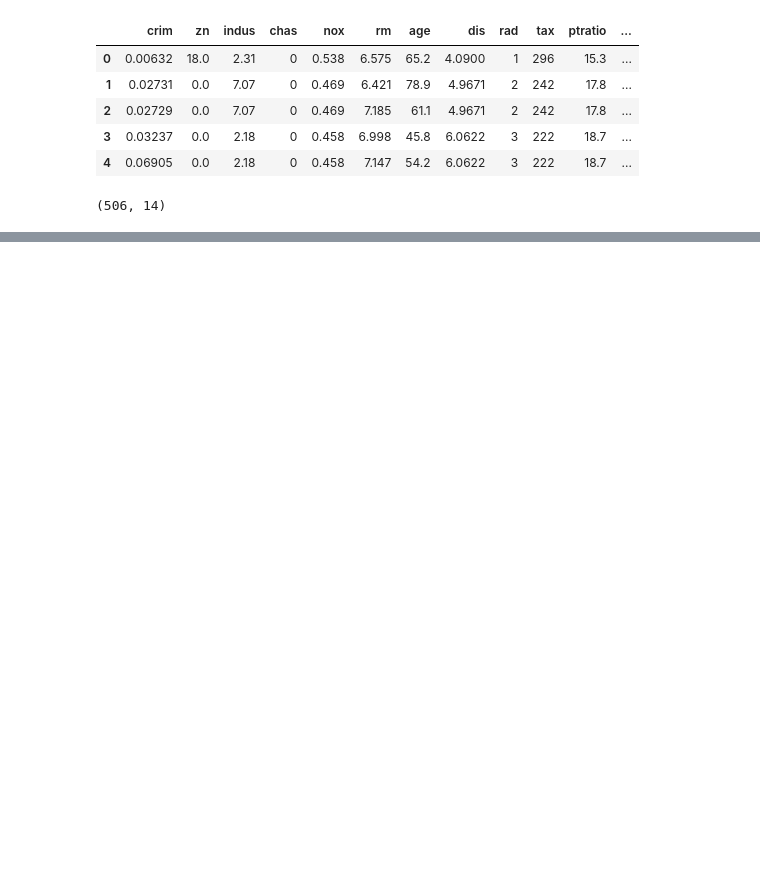
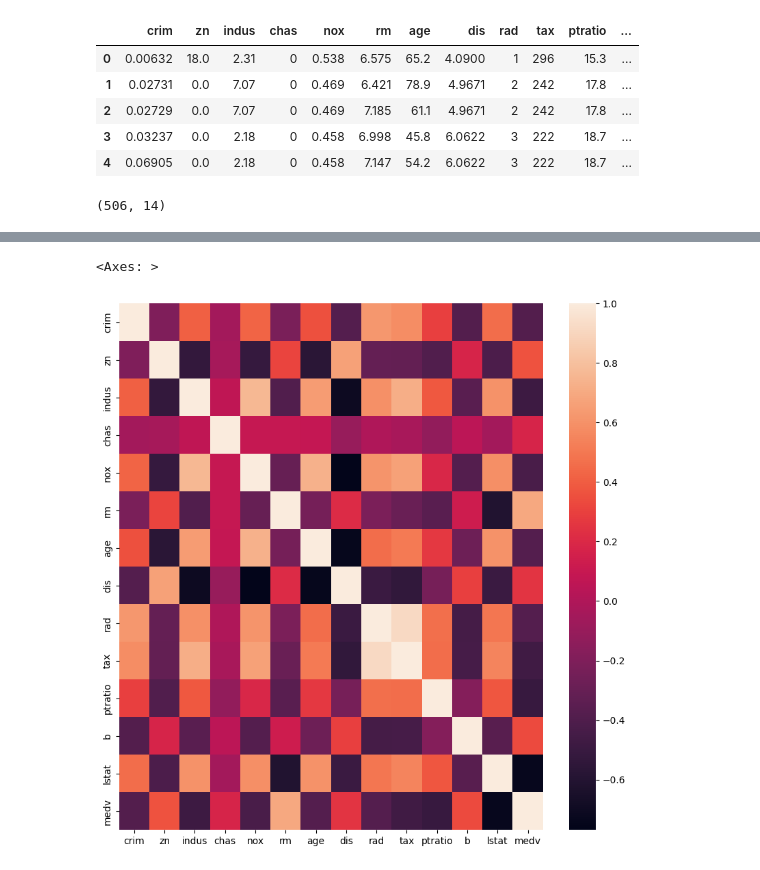
Before and after one commit to kapteinjerry32/Machine-Learning-Python, a Jupyter notebook: Linear_Regression/House_Prediction.ipynb, the cells around one changed output, grey strips where cells are left out. Drawn from its saved outputs; the diff is of its cells as text; code cells hidden in the pictures; blank space fills up the shorter version.

```diff
--- a/Linear_Regression/House_Prediction.ipynb
+++ b/Linear_Regression/House_Prediction.ipynb
@@ -28,7 +28,7 @@ housing_dataset.shape #Gives us 506 rows and 14 columns in the dataset
 # %%
 #DATA VISUALIZATION
 #pLOTTING CORRELATION BETWEEN ALL COLUMNS IN THE DATASET
-plt.rcParams["figure.figsize"] = [8,6] #rcParams = plot config settings, figsize represents dimensions and [8,6] represents width and height of the graph
+plt.rcParams["figure.figsize"] = [10,10] #rcParams = plot config settings, figsize represents dimensions and [8,6] represents width and height of the graph
 corr = housing_dataset.corr() #calculates correlation between numerical columns in the dataframe
 corr
 # %% [output]
@@ -47,3 +47,9 @@ corr
 | b | -0.385064 | 0.175520 | -0.356977 | 0.048788 | -0.380051 | 0.128069 | -0.273534 | 0.291512 | -0.444413 | -0.441808 | -0.177383 | ... |
 | lstat | 0.455621 | -0.412995 | 0.603800 | -0.053929 | 0.590879 | -0.613808 | 0.602339 | -0.496996 | 0.488676 | 0.543993 | 0.374044 | ... |
 | medv | -0.388305 | 0.360445 | -0.483725 | 0.175260 | -0.427321 | 0.695360 | -0.376955 | 0.249929 | -0.381626 | -0.468536 | -0.507787 | ... |
+# %%
+#CREATE HEATMAP USING CORRELATION BETWEEN 2 COLUMNS
+sns.heatmap(corr)
+# %% [output]
+<Axes: >
+[figure, added]
```
Also changed, not shown: parts of 1 cell of this notebook.
